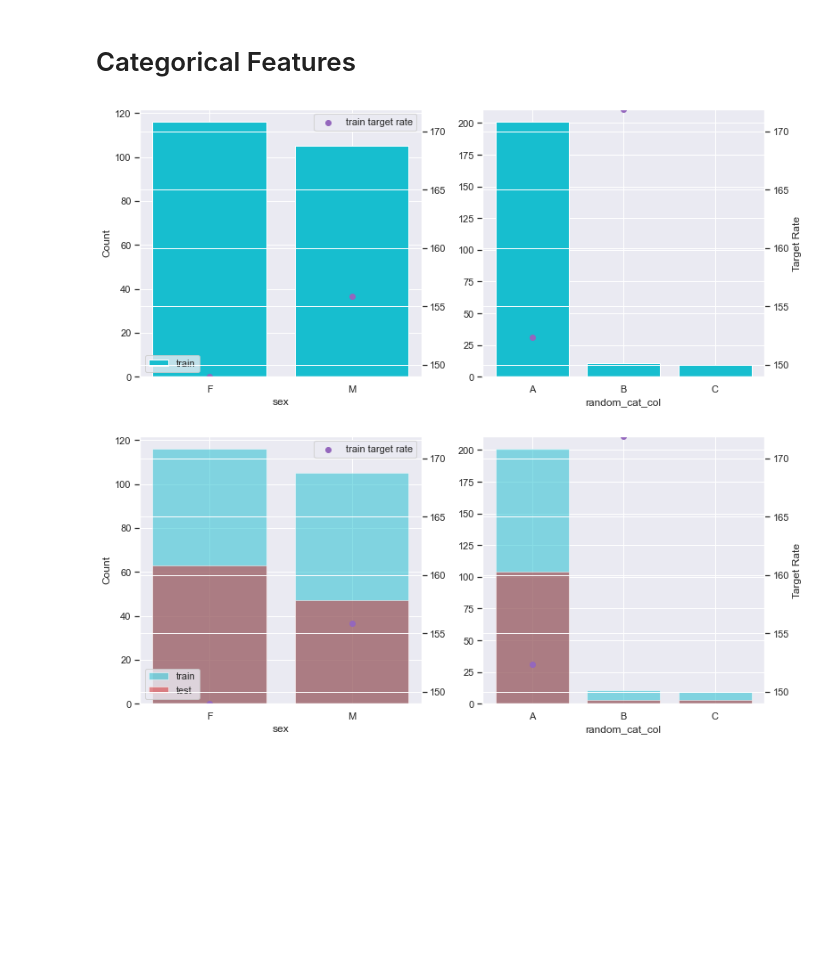
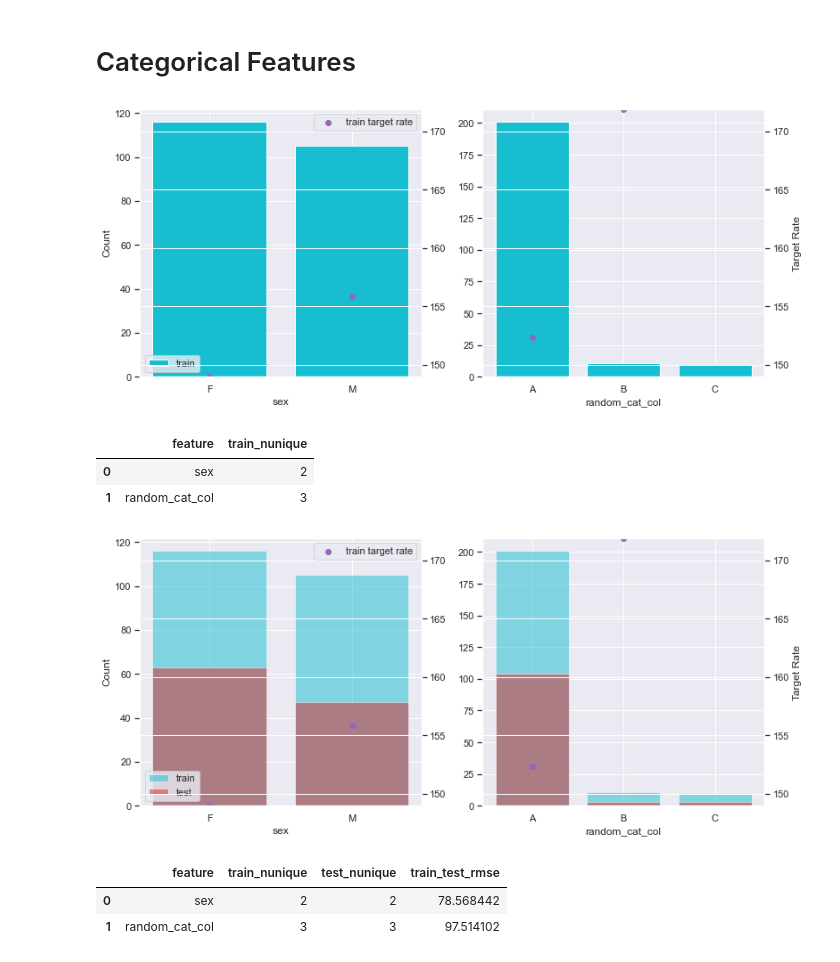
Before and after one commit to Hasan-Basri-Akcay/featdist, a Jupyter notebook: featdist_demo.ipynb, the cells around one changed output. Drawn from its saved outputs; the diff is of its cells as text; code cells hidden in the pictures; blank space fills up the shorter version.

```diff
--- a/featdist_demo.ipynb
+++ b/featdist_demo.ipynb
@@ -102,11 +102,19 @@ df_stats
 # %% [markdown]
 # Categorical Features
 # %%
-categorical_ttt_dist(train=X_train, features=cat_features, target='target_reg')
+df_stats = categorical_ttt_dist(train=X_train, features=cat_features, target='target_reg')
+df_stats
 # %% [output]
 [figure]
+|  | feature | train_nunique |
+| 0 | sex | 2 |
+| 1 | random_cat_col | 3 |
 # %%
-categorical_ttt_dist(train=X_train, test=X_test, features=cat_features, target='target_reg')
+df_stats = categorical_ttt_dist(train=X_train, test=X_test, features=cat_features, target='target_reg')
+df_stats
 # %% [output]
 [figure]
+|  | feature | train_nunique | test_nunique | train_test_rmse |
+| 0 | sex | 2 | 2 | 78.568442 |
+| 1 | random_cat_col | 3 | 3 | 97.514102 |
 # %%
```
Also changed, not shown: parts of 5 cells of this notebook, 3 other files.
